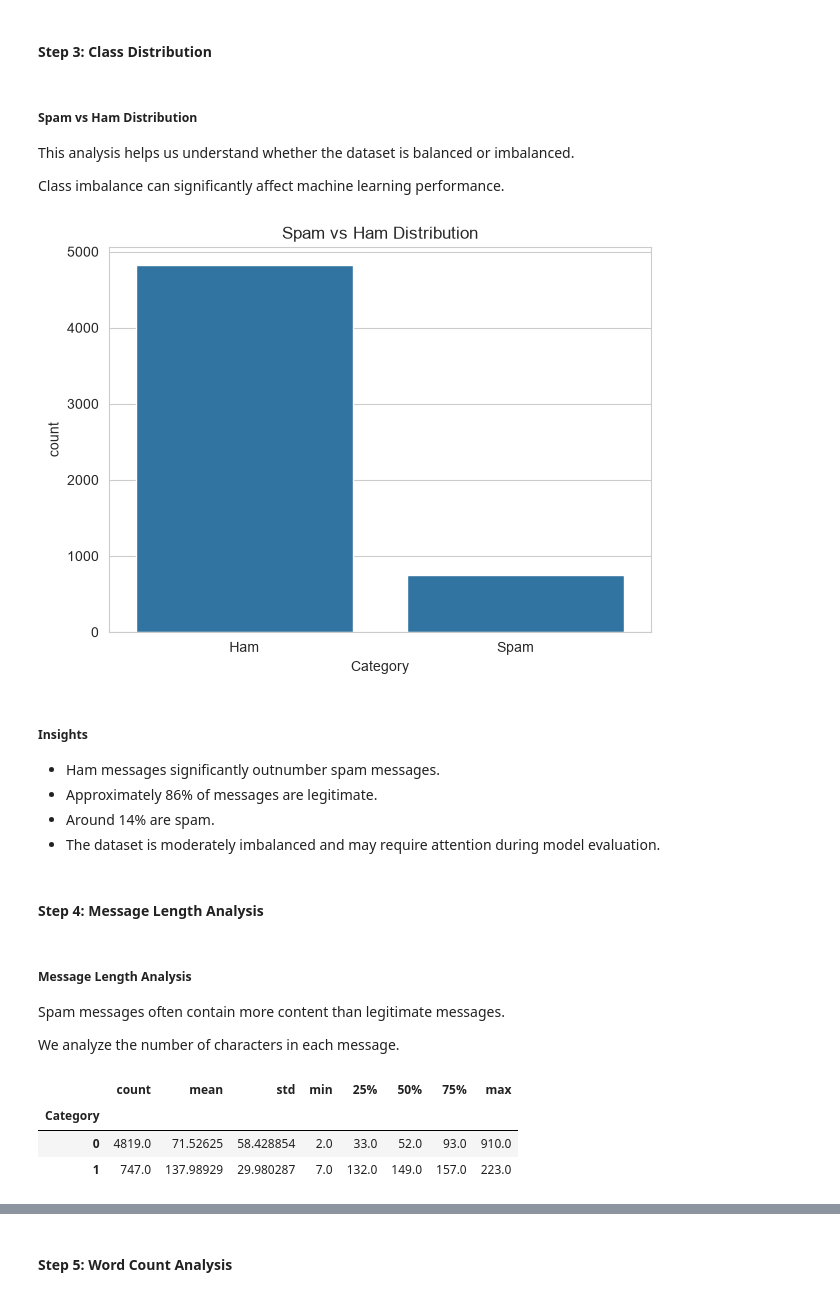
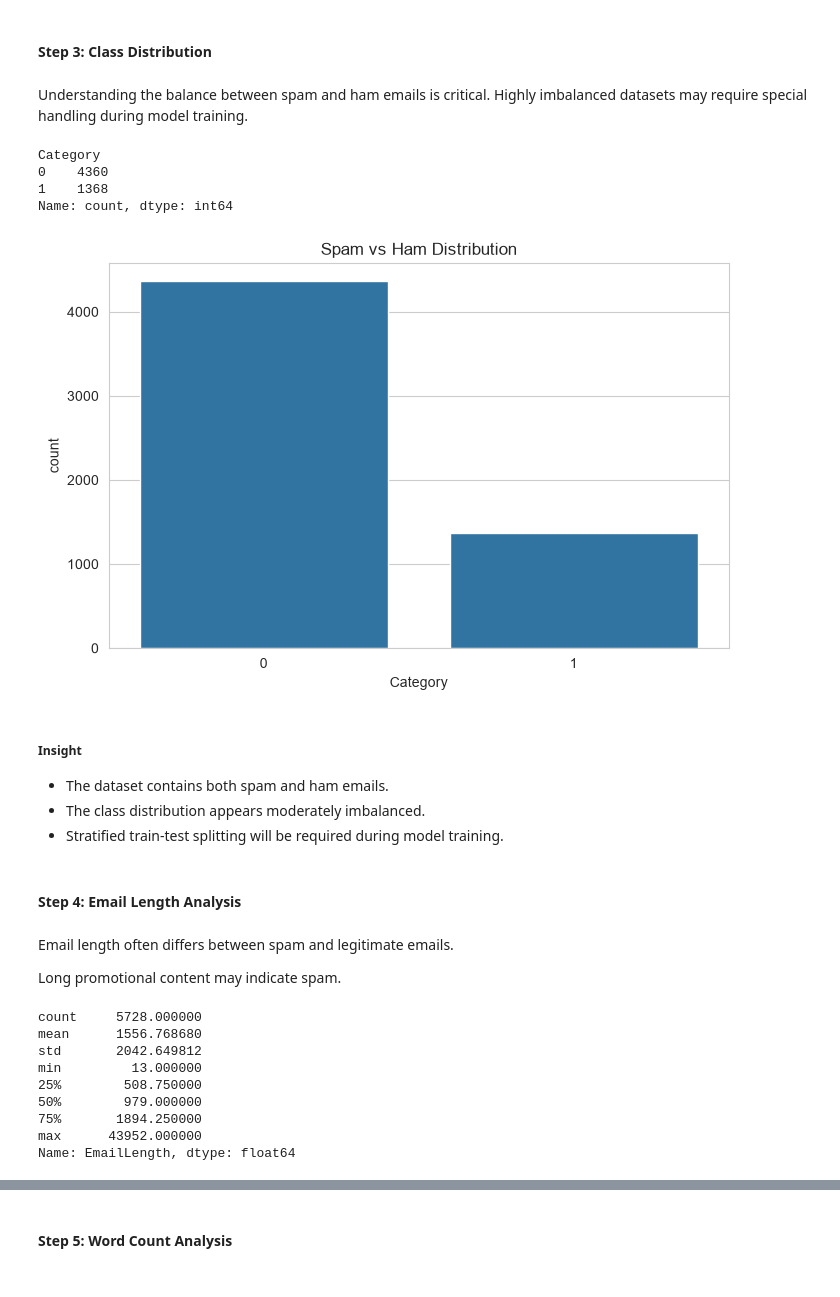
Before and after one commit to Abhilash0079/MachineLearningProjects, a Jupyter notebook: Email_Spam_Detection/notebooks/EDA.ipynb, the cells around one changed output, grey strips where cells are left out. Drawn from its saved outputs; the diff is of its cells as text; code cells hidden in the pictures.

Commit message:
Changed to correct dataset and update all the file, dashboard development remains.

```diff
--- a/Email_Spam_Detection/notebooks/EDA.ipynb
+++ b/Email_Spam_Detection/notebooks/EDA.ipynb
@@ -55,16 +55,4 @@ Before performing NLP analysis, we first understand:
 # %%
-df = pd.read_csv("../data/processed/spam_cleaned.csv")
+df = pd.read_csv("../data/processed/email_cleaned.csv")
 df.head()
-print("Shape:", df.shape)
-
-print("\nColumns:")
-print(df.columns.tolist())
-
-print("\nMissing Values:")
-print(df.isnull().sum())
-
-print("\nData Types:")
-print(df.dtypes)
-
-print(df['Category'].value_counts())
 # %% [output]
@@ -114,41 +115,46 @@ Data quality remains excellent and suitable for NLP modeling.
 # %% [markdown]
 #### <b>Step 3: Class Distribution</b>
 # %% [markdown]
-##### Spam vs Ham Distribution
-
-This analysis helps us understand whether the dataset is balanced or imbalanced.
-
-Class imbalance can significantly affect machine learning performance.
+Understanding the balance between spam and ham emails is critical.
+Highly imbalanced datasets may require special handling during model training.
+# %%
+print(df['Category'].value_counts())
+# %% [output]
+Category
+0    4360
+1    1368
+Name: count, dtype: int64
 # %%
-plt.figure(figsize=(7,5))
-sns.countplot(x='Category', data=df)
+plt.figure(figsize=(8,5))
+sns.countplot(data=df,x="Category")
 plt.title("Spam vs Ham Distribution")
-plt.xticks([0,1],["Ham", "Spam"])
 plt.show()
 # %% [output]
-[figure, old version]
+[figure, new version]
 # %% [markdown]
-##### Insights
+##### Insight
 
-- Ham messages significantly outnumber spam messages.
-- Approximately 86% of messages are legitimate.
-- Around 14% are spam.
-- The dataset is moderately imbalanced and may require attention during model evaluation.
+- The dataset contains both spam and ham emails.
+- The class distribution appears moderately imbalanced.
+- Stratified train-test splitting will be required during model training.
 # %% [markdown]
-#### <b> Step 4: Message Length Analysis</b>
+#### <b> Step 4: Email Length Analysis</b>
 # %% [markdown]
-##### Message Length Analysis
+Email length often differs between spam and legitimate emails.
 
-Spam messages often contain more content than legitimate messages.
-
-We analyze the number of characters in each message.
+Long promotional content may indicate spam.
 # %%
-df['MessageLength'] = df["Message"].apply(len)
-df.groupby("Category")['MessageLength'].describe()
+df['EmailLength'] = df["Message"].apply(len)
+df['EmailLength'].describe()
 # %% [output]
-|  | count | mean | std | min | 25% | 50% | 75% | max |
-| Category |  |  |  |  |  |  |  |  |
-| 0 | 4819.0 | 71.52625 | 58.428854 | 2.0 | 33.0 | 52.0 | 93.0 | 910.0 |
-| 1 | 747.0 | 137.98929 | 29.980287 | 7.0 | 132.0 | 149.0 | 157.0 | 223.0 |
+count     5728.000000
+mean      1556.768680
+std       2042.649812
+min         13.000000
+25%        508.750000
+50%        979.000000
+75%       1894.250000
+max      43952.000000
+Name: EmailLength, dtype: float64
 # %%
 plt.figure(figsize=(10,6))
```
Also changed, not shown: parts of 65 cells of this notebook, 20 other files.
